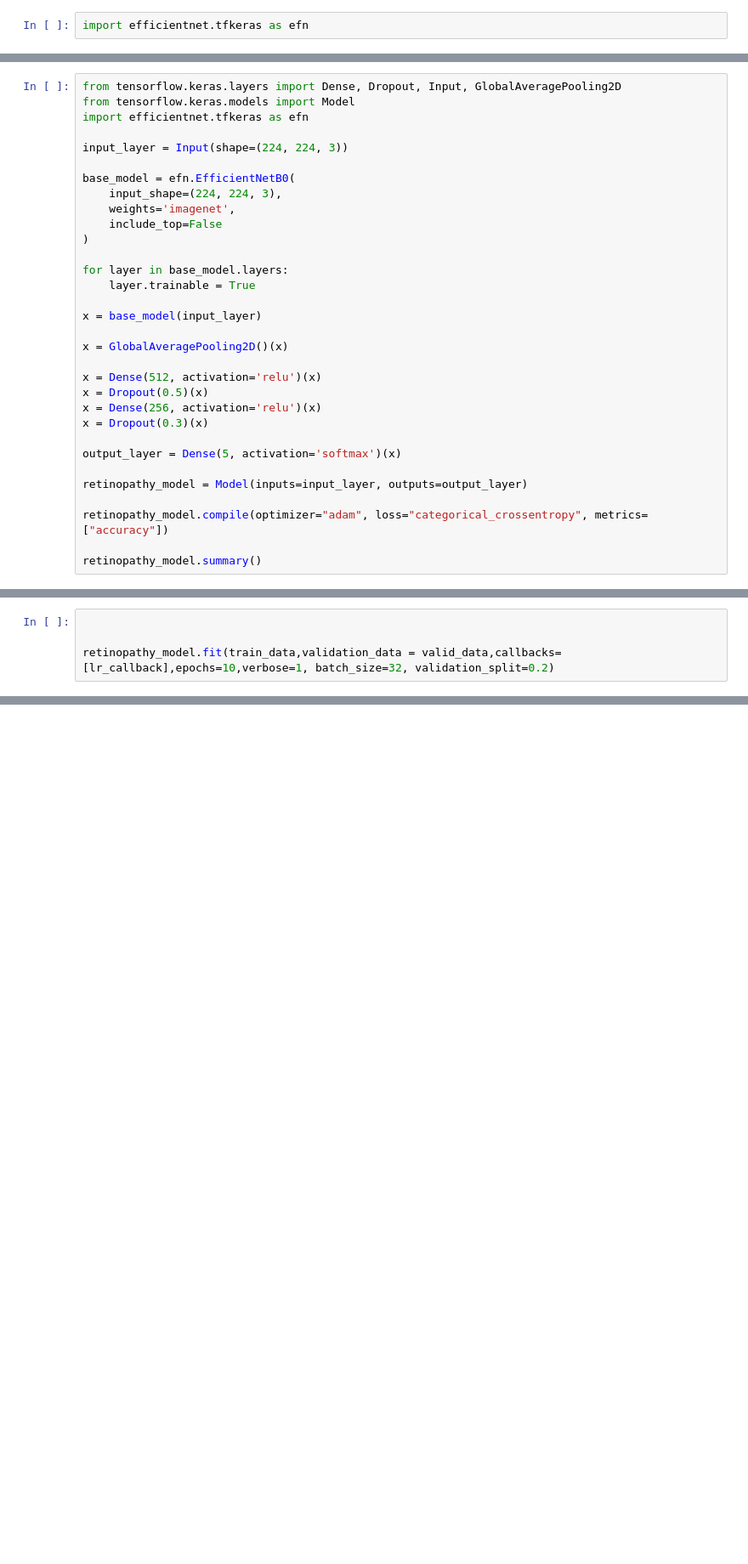
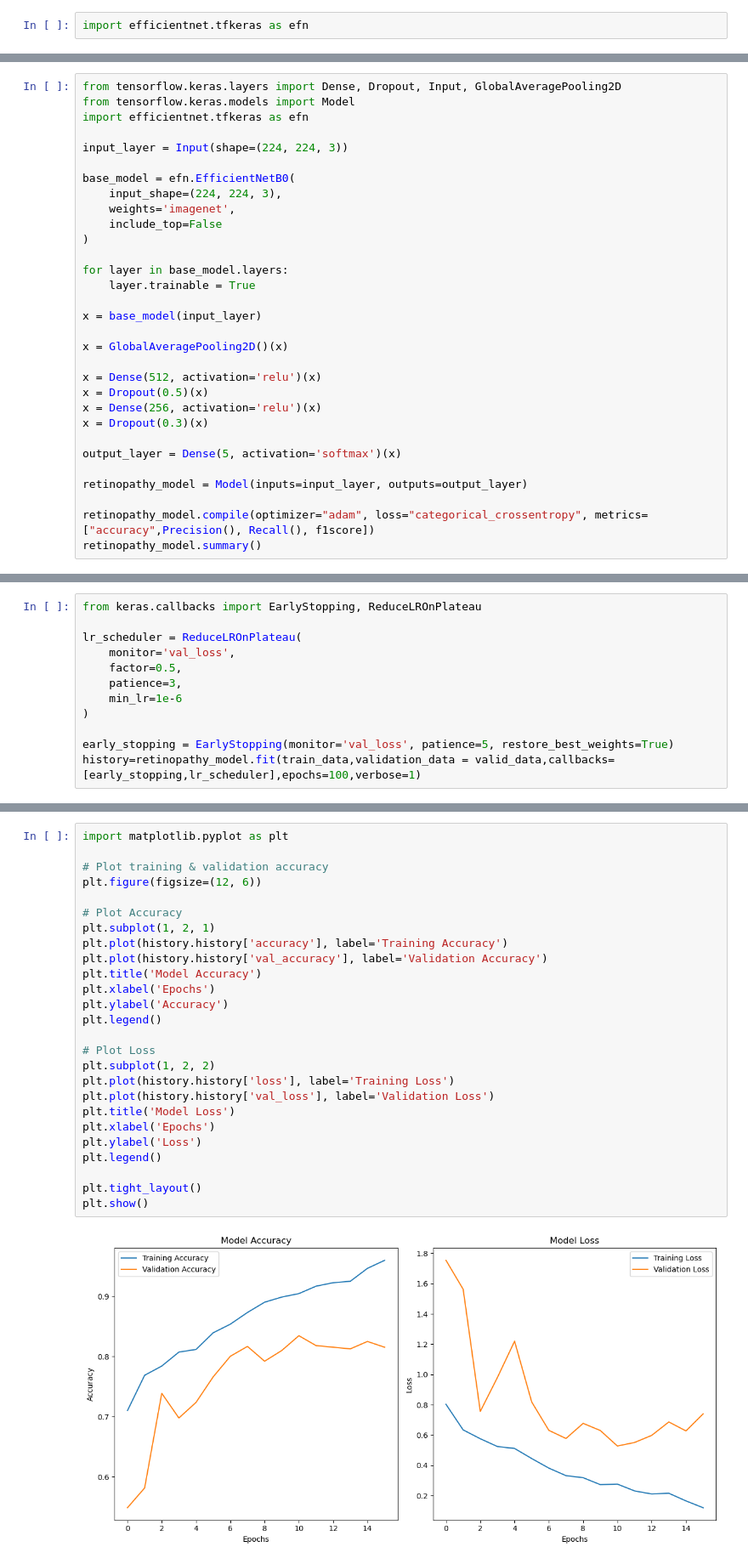
Before and after one commit to Santhoshmarimuthu/DR-detection, a Jupyter notebook: DR-combined custom model.ipynb, the cells around one changed output, grey strips where cells are left out. Shown: that part at 85% size. Drawn from its saved outputs; the diff is of its cells as text; blank space fills up the shorter version.

```diff
--- a/DR-combined custom model.ipynb
+++ b/DR-combined custom model.ipynb
@@ -75,7 +91,6 @@ output_layer = Dense(5, activation='softmax')(x)
 
 retinopathy_model = Model(inputs=input_layer, outputs=output_layer)
 
-retinopathy_model.compile(optimizer="adam", loss="categorical_crossentropy", metrics=["accuracy"])
-
+retinopathy_model.compile(optimizer="adam", loss="categorical_crossentropy", metrics=["accuracy",Precision(), Recall(), f1score])
 retinopathy_model.summary()
 # %% [output]
@@ -103,7 +118,3 @@ Model: "functional_5"
  Total params: 4,838,049 (18.46 MB)
  Trainable params: 4,796,033 (18.30 MB)
  Non-trainable params: 42,016 (164.12 KB)
-# %%
-
-
-retinopathy_model.fit(train_data,validation_data = valid_data,callbacks=[lr_callback],epochs=10,verbose=1, batch_size=32, validation_split=0.2)
@@ -131,0 +121,12 @@ Epoch 10/10
+# %%
+from keras.callbacks import EarlyStopping, ReduceLROnPlateau
+
+lr_scheduler = ReduceLROnPlateau(
+    monitor='val_loss',
+    factor=0.5,
+    patience=3,
+    min_lr=1e-6
+)
+
+early_stopping = EarlyStopping(monitor='val_loss', patience=5, restore_best_weights=True)
+history=retinopathy_model.fit(train_data,validation_data = valid_data,callbacks=[early_stopping,lr_scheduler],epochs=100,verbose=1)
@@ -131,0 +151,28 @@ Epoch 10/10
+# %%
+import matplotlib.pyplot as plt
+
+# Plot training & validation accuracy
+plt.figure(figsize=(12, 6))
+
+# Plot Accuracy
+plt.subplot(1, 2, 1)
+plt.plot(history.history['accuracy'], label='Training Accuracy')
+plt.plot(history.history['val_accuracy'], label='Validation Accuracy')
+plt.title('Model Accuracy')
+plt.xlabel('Epochs')
+plt.ylabel('Accuracy')
+plt.legend()
+
+# Plot Loss
+plt.subplot(1, 2, 2)
+plt.plot(history.history['loss'], label='Training Loss')
+plt.plot(history.history['val_loss'], label='Validation Loss')
+plt.title('Model Loss')
+plt.xlabel('Epochs')
+plt.ylabel('Loss')
+plt.legend()
+
+plt.tight_layout()
+plt.show()
+# %% [output]
+[figure, added]
```
Also changed, not shown: parts of 13 cells of this notebook, 1 other file.
